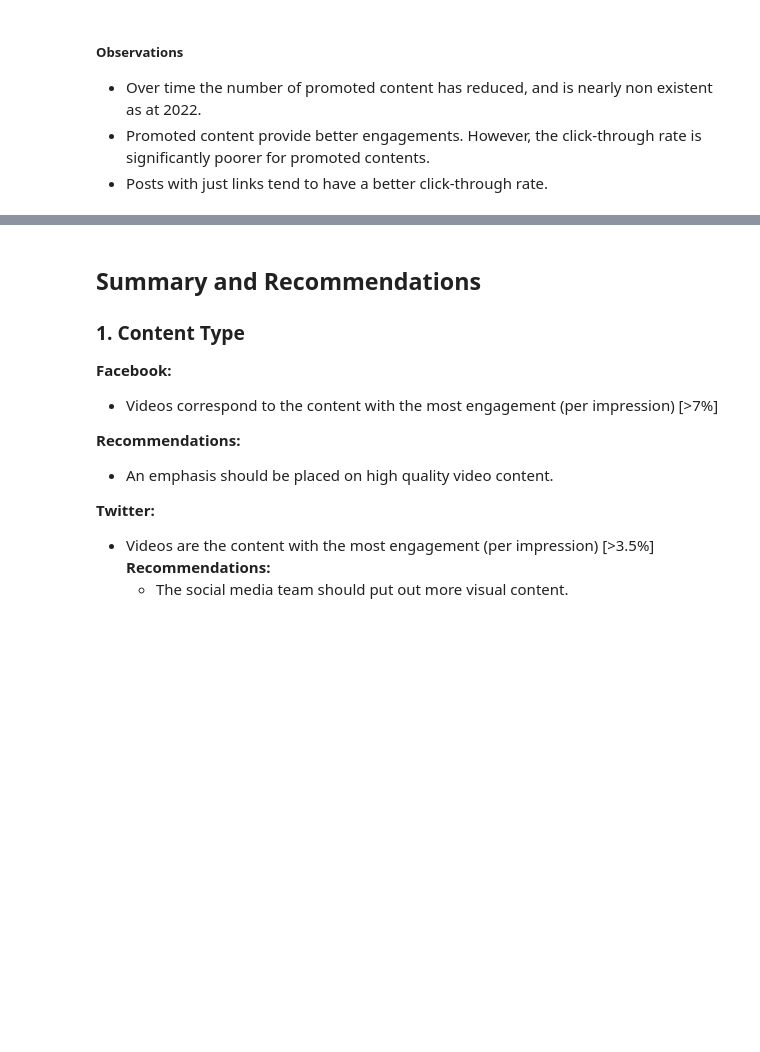
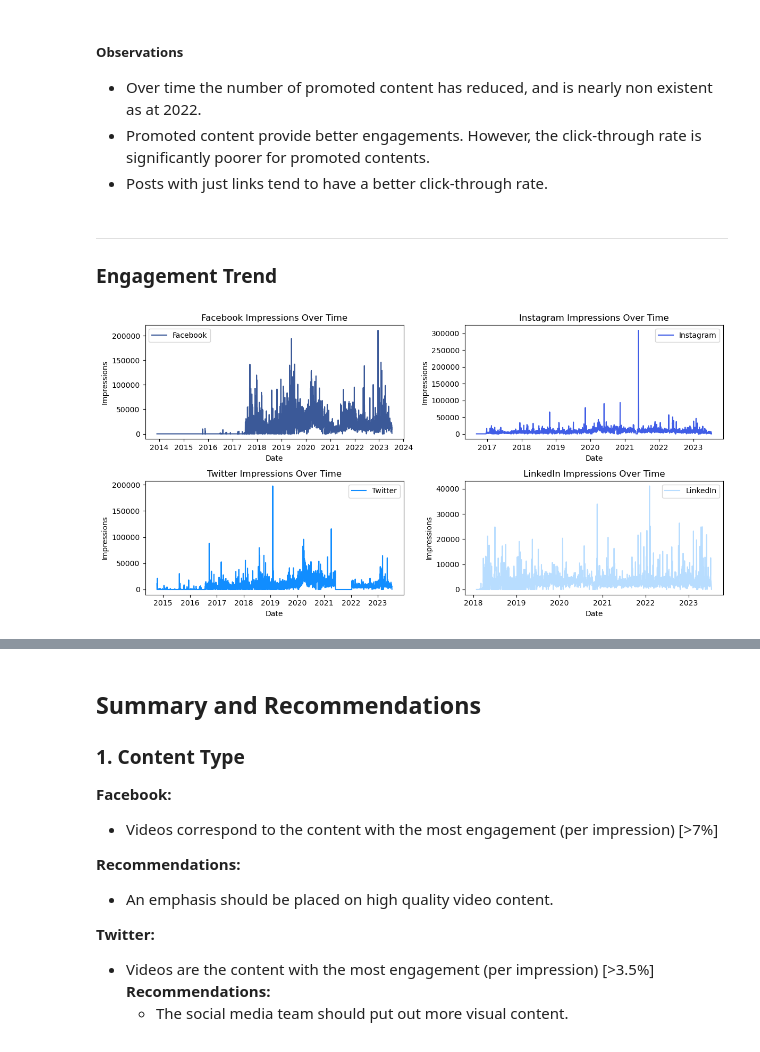
Before and after one commit to samaregbesola/Stanbic-IBTC, a Jupyter notebook: hackathon_codes.ipynb, the cells around one changed output, grey strips where cells are left out. Drawn from its saved outputs; the diff is of its cells as text; code cells hidden in the pictures; blank space fills up the shorter version.

Commit message:
data exploration

```diff
--- a/hackathon_codes.ipynb
+++ b/hackathon_codes.ipynb
@@ -781,3 +796,56 @@ pd.DataFrame(post_without_ads[['Engagement Rate (per Impression)', 'Engagement R
 * Over time the number of promoted content has reduced, and is nearly non existent as at 2022.
 * Promoted content provide better engagements. However, the click-through rate is significantly poorer for promoted contents.
 * Posts with just links tend to have a better click-through rate.
+# %% [markdown]
+---
+### Engagement Trend
+# %%
+# Set 'Date' as the DataFrame index
+social_media.set_index('Date', inplace=True)
+
+# Filter data by network (e.g., Facebook)
+facebook_df = social_media[social_media['Network'] == 'Facebook']
+instagram_df = social_media[social_media['Network'] == 'Instagram']
+twitter_df = social_media[social_media['Network'] == 'Twitter']
+linkedin_df = social_media[social_media['Network'] == 'LinkedIn']
+
+# Resample the data to a specific time frequency (e.g., daily)
+facebook_daily = facebook_df.resample('D').sum()
+instagram_daily = instagram_df.resample('D').sum()
+twitter_daily = twitter_df.resample('D').sum()
+linkedin_daily = linkedin_df.resample('D').sum()
+# %%
+plt.figure(figsize=(12, 6))
+
+plt.subplot(2, 2, 1)
+plt.plot(facebook_daily.index, facebook_daily['Impressions'], label='Facebook', color='#3B5998')
+plt.title('Facebook Impressions Over Time')
+plt.xlabel('Date')
+plt.ylabel('Impressions')
+plt.legend()
+
+plt.subplot(2, 2, 2)
+plt.plot(instagram_daily.index, instagram_daily['Impressions'], label='Instagram', color='#405DE6')
+plt.title('Instagram Impressions Over Time')
+plt.xlabel('Date')
+plt.ylabel('Impressions')
+plt.legend()
+
+plt.subplot(2, 2, 3)
+plt.plot(twitter_daily.index, twitter_daily['Impressions'], label='Twitter', color='#118DFF')
+plt.title('Twitter Impressions Over Time')
+plt.xlabel('Date')
+plt.ylabel('Impressions')
+plt.legend()
+
+plt.subplot(2, 2, 4)
+plt.plot(linkedin_daily.index, linkedin_daily['Impressions'], label='LinkedIn', color='#B8DDFF')
+plt.title('LinkedIn Impressions Over Time')
+plt.xlabel('Date')
+plt.ylabel('Impressions')
+plt.legend()
+
+plt.tight_layout()
+plt.show()
+# %% [output]
+[figure, added]
```
Also changed, not shown: parts of 2 cells of this notebook.
